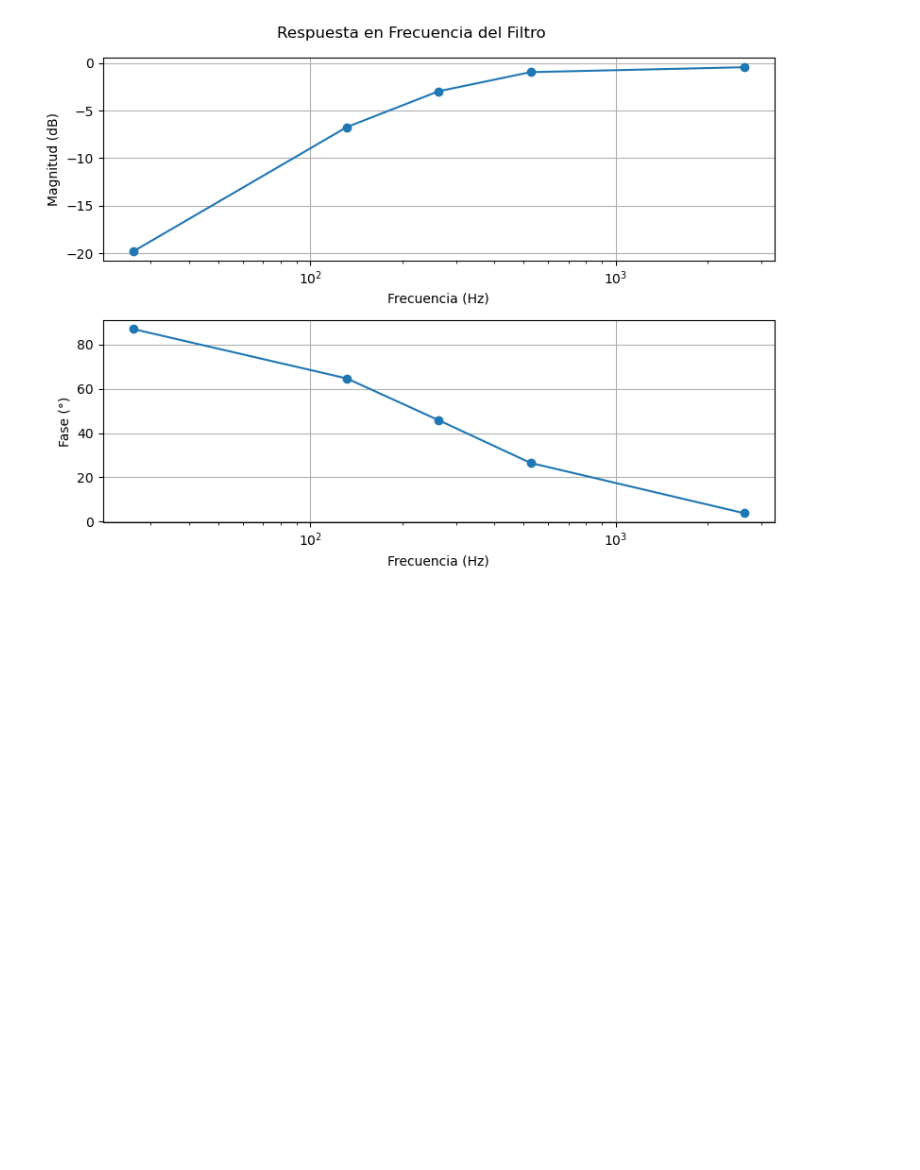
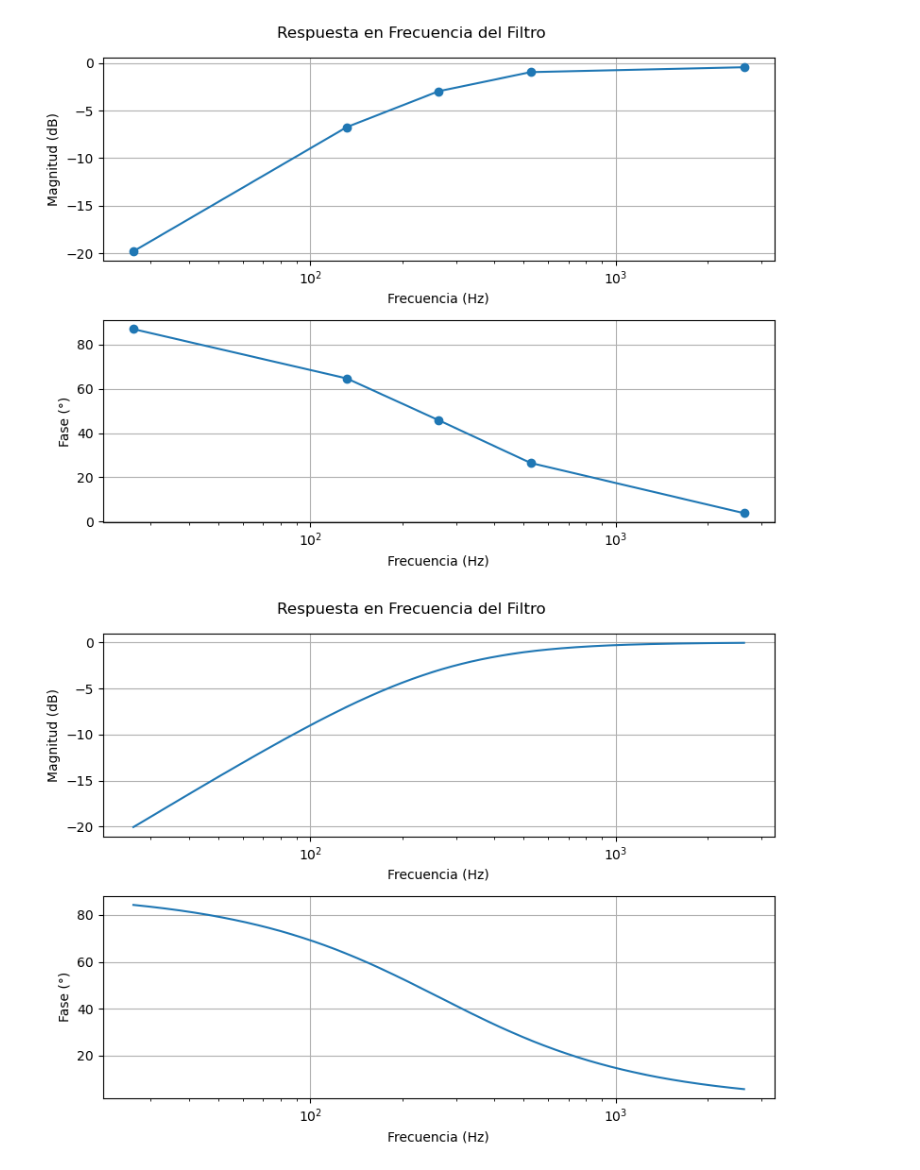
Before and after one commit to ezequiel1611/TP2_Instrumentaci-n, a Jupyter notebook: Puntos 4 y 5/ejercicio3y4.ipynb, the cells around one changed output. Cells and saved outputs as stored; diff of their text form; code cells hidden in the pictures; blank space fills up the shorter version.

```diff
--- a/Puntos 4 y 5/ejercicio3y4.ipynb
+++ b/Puntos 4 y 5/ejercicio3y4.ipynb
@@ -106,3 +131,25 @@ plt.tight_layout()
 plt.show()
 # %% [output]
 [figure]
+# %%
+num = [1, 0]
+den = [1, 1/(C1*R1)]
+filtro_pasa_alto = signal.TransferFunction(num,den)
+w = np.logspace(np.log10((fc*2*np.pi)/10), np.log10((2*fc*np.pi)*10), 500)
+w, mag, phase = signal.bode(filtro_pasa_alto, w)
+fig, axs = plt.subplots(2,1,figsize=(8,6))
+axs[0].plot(w/(2*np.pi), mag)
+axs[0].set_xlabel("Frecuencia (Hz)")
+axs[0].set_ylabel("Magnitud (dB)")
+axs[0].set_xscale("log")
+axs[0].grid(True)
+axs[1].plot(w/(2*np.pi), phase)
+axs[1].set_xlabel("Frecuencia (Hz)")
+axs[1].set_ylabel("Fase (°)")
+axs[1].set_xscale("log")
+axs[1].grid(True)
+fig.suptitle("Respuesta en Frecuencia del Filtro")
+plt.tight_layout()
+plt.show()
+# %% [output]
+[figure, added]
```
Also changed, not shown: parts of 20 cells of this notebook.
